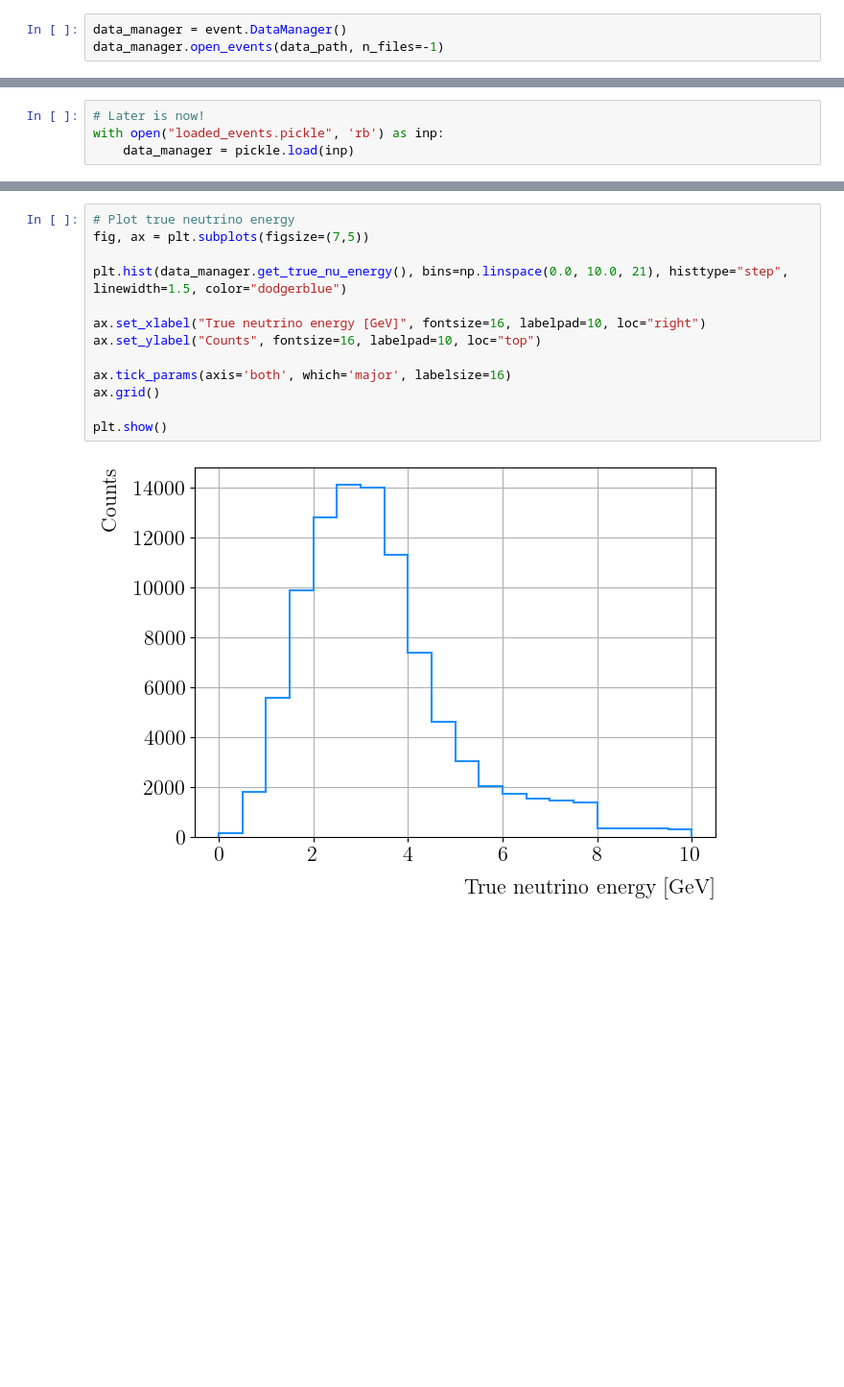
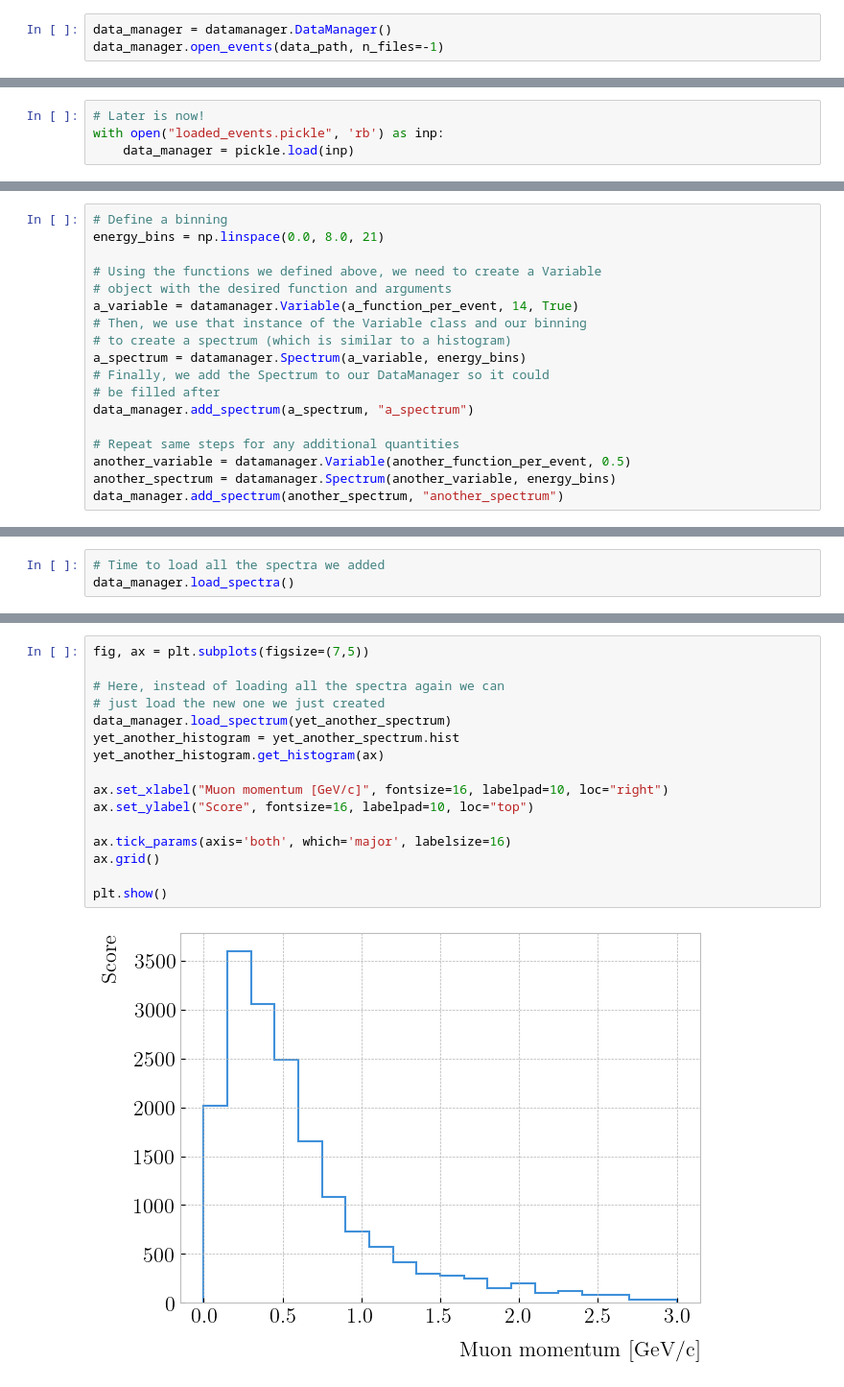
Before and after one commit to fmartinezlopez/GArAnaPy, a Jupyter notebook: scripts/test_notebook.ipynb, the cells around one changed output, grey strips where cells are left out. Shown at 96% size. Drawn from its saved outputs; the diff is of its cells as text; blank space fills up the shorter version.

```diff
--- a/scripts/test_notebook.ipynb
+++ b/scripts/test_notebook.ipynb
@@ -9,7 +10,7 @@ from garanapy import plotting
 # %%
 data_path = "../data"
 # %%
-data_manager = event.DataManager()
+data_manager = datamanager.DataManager()
 data_manager.open_events(data_path, n_files=-1)
 # %% [output]
 [interactive output not drawn]
@@ -24,0 +46,18 @@ with open("loaded_events.pickle", 'rb') as inp:
+# %%
+# Define a binning
+energy_bins = np.linspace(0.0, 8.0, 21)
+
+# Using the functions we defined above, we need to create a Variable
+# object with the desired function and arguments
+a_variable = datamanager.Variable(a_function_per_event, 14, True)
+# Then, we use that instance of the Variable class and our binning
+# to create a spectrum (which is similar to a histogram)
+a_spectrum = datamanager.Spectrum(a_variable, energy_bins)
+# Finally, we add the Spectrum to our DataManager so it could
+# be filled after
+data_manager.add_spectrum(a_spectrum, "a_spectrum")
+
+# Repeat same steps for any additional quantities
+another_variable = datamanager.Variable(another_function_per_event, 0.5)
+another_spectrum = datamanager.Spectrum(another_variable, energy_bins)
+data_manager.add_spectrum(another_spectrum, "another_spectrum")
@@ -24,0 +88,3 @@ with open("loaded_events.pickle", 'rb') as inp:
+# %%
+# Time to load all the spectra we added
+data_manager.load_spectra()
@@ -25,15 +168,18 @@ with open("loaded_events.pickle", 'rb') as inp:
 # %%
-# Plot true neutrino energy
 fig, ax = plt.subplots(figsize=(7,5))
 
-plt.hist(data_manager.get_true_nu_energy(), bins=np.linspace(0.0, 10.0, 21), histtype="step", linewidth=1.5, color="dodgerblue")
+# Here, instead of loading all the spectra again we can
+# just load the new one we just created
+data_manager.load_spectrum(yet_another_spectrum)
+yet_another_histogram = yet_another_spectrum.hist
+yet_another_histogram.get_histogram(ax)
 
-ax.set_xlabel("True neutrino energy [GeV]", fontsize=16, labelpad=10, loc="right")
-ax.set_ylabel("Counts", fontsize=16, labelpad=10, loc="top")
+ax.set_xlabel("Muon momentum [GeV/c]", fontsize=16, labelpad=10, loc="right")
+ax.set_ylabel("Score", fontsize=16, labelpad=10, loc="top")
 
 ax.tick_params(axis='both', which='major', labelsize=16)
 ax.grid()
 
 plt.show()
 # %% [output]
-[figure, old version]
+[figure, new version]
```
Also changed, not shown: parts of 10 cells of this notebook.
